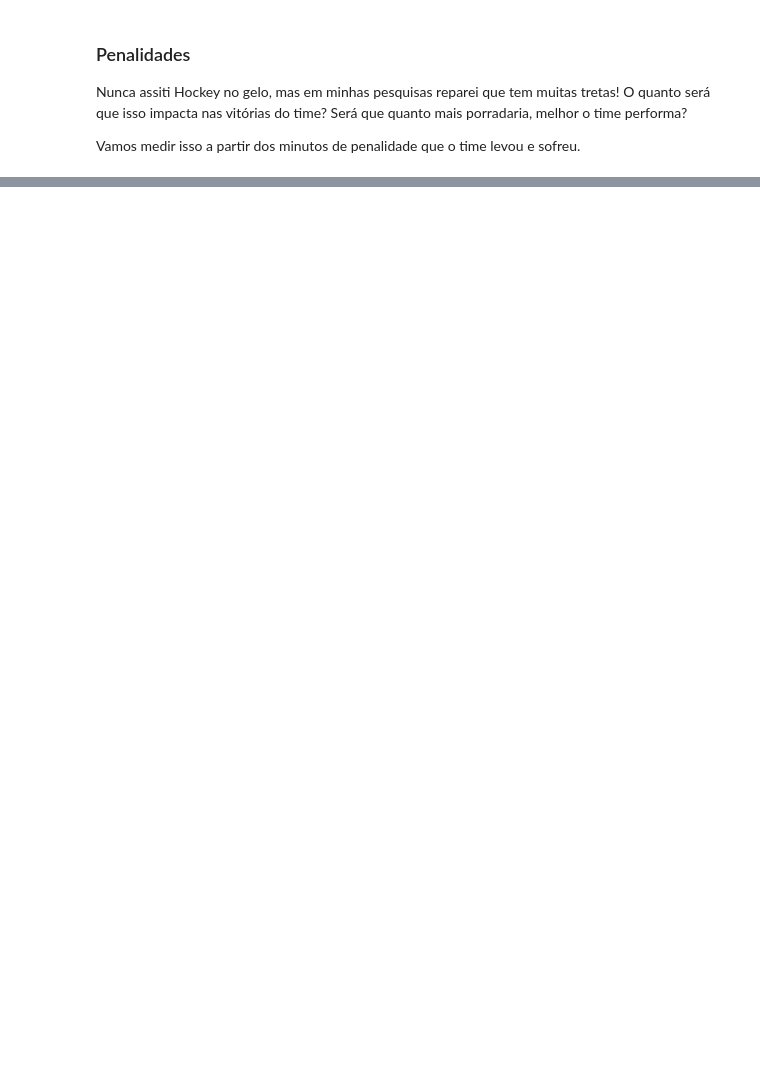
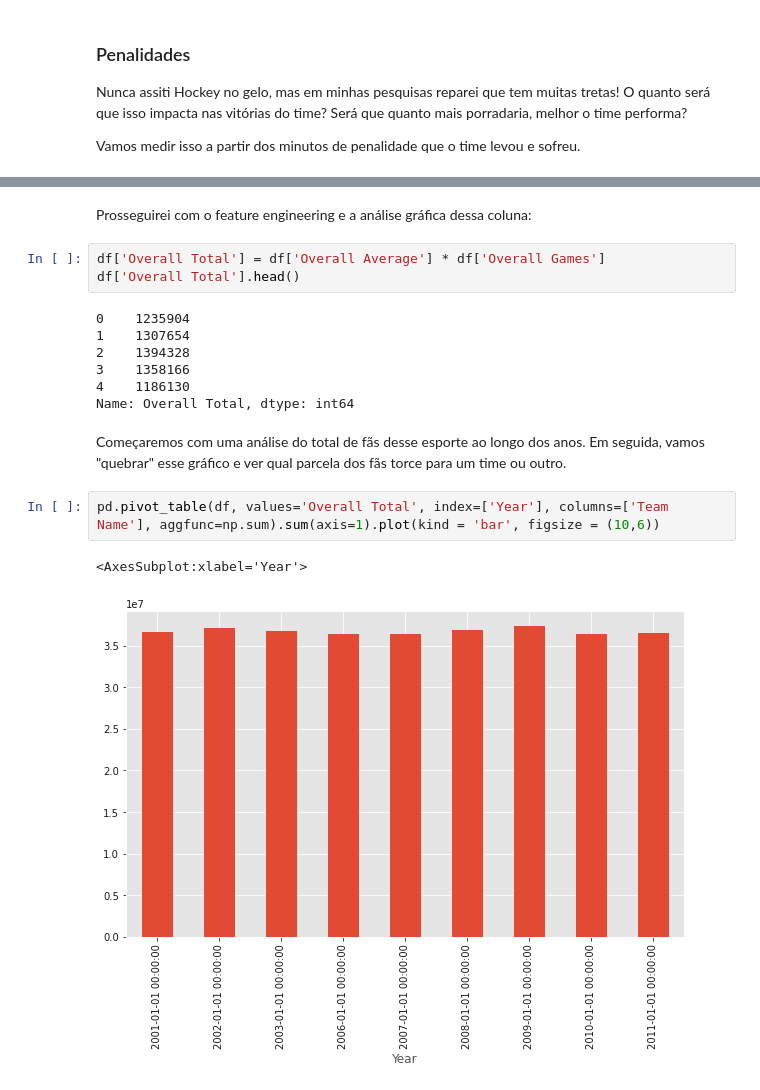
Before and after one commit to dlotter/gt-final-datascience, a Jupyter notebook: main_notebook.ipynb, the cells around one changed output, grey strips where cells are left out. Drawn from its saved outputs; the diff is of its cells as text; blank space fills up the shorter version.

```diff
--- a/main_notebook.ipynb
+++ b/main_notebook.ipynb
@@ -382,0 +457,19 @@ Não me parece haver uma relação muito clara entre as penalidades e o número
+# %% [markdown]
+Prosseguirei com o feature engineering e a análise gráfica dessa coluna:
+# %%
+df['Overall Total'] = df['Overall Average'] * df['Overall Games']
+df['Overall Total'].head()
+# %% [output]
+0    1235904
+1    1307654
+2    1394328
+3    1358166
+4    1186130
+Name: Overall Total, dtype: int64
+# %% [markdown]
+Começaremos com uma análise do total de fãs desse esporte ao longo dos anos. Em seguida, vamos "quebrar" esse gráfico e ver qual parcela dos fãs torce para um time ou outro.
+# %%
+pd.pivot_table(df, values='Overall Total', index=['Year'], columns=['Team Name'], aggfunc=np.sum).sum(axis=1).plot(kind = 'bar', figsize = (10,6))
+# %% [output]
+<AxesSubplot:xlabel='Year'>
+[figure, added]
```
Also changed, not shown: parts of 31 cells of this notebook, 1 other file.
